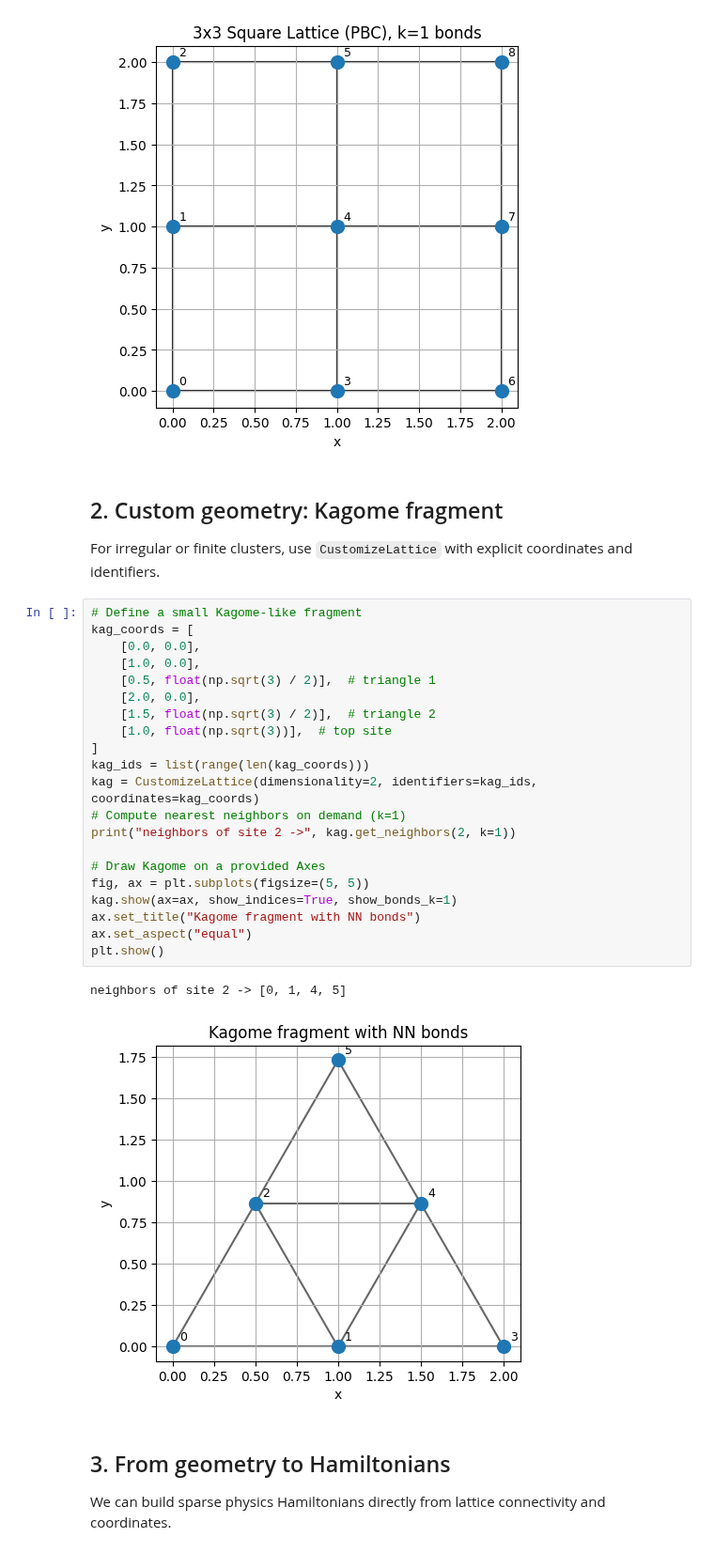
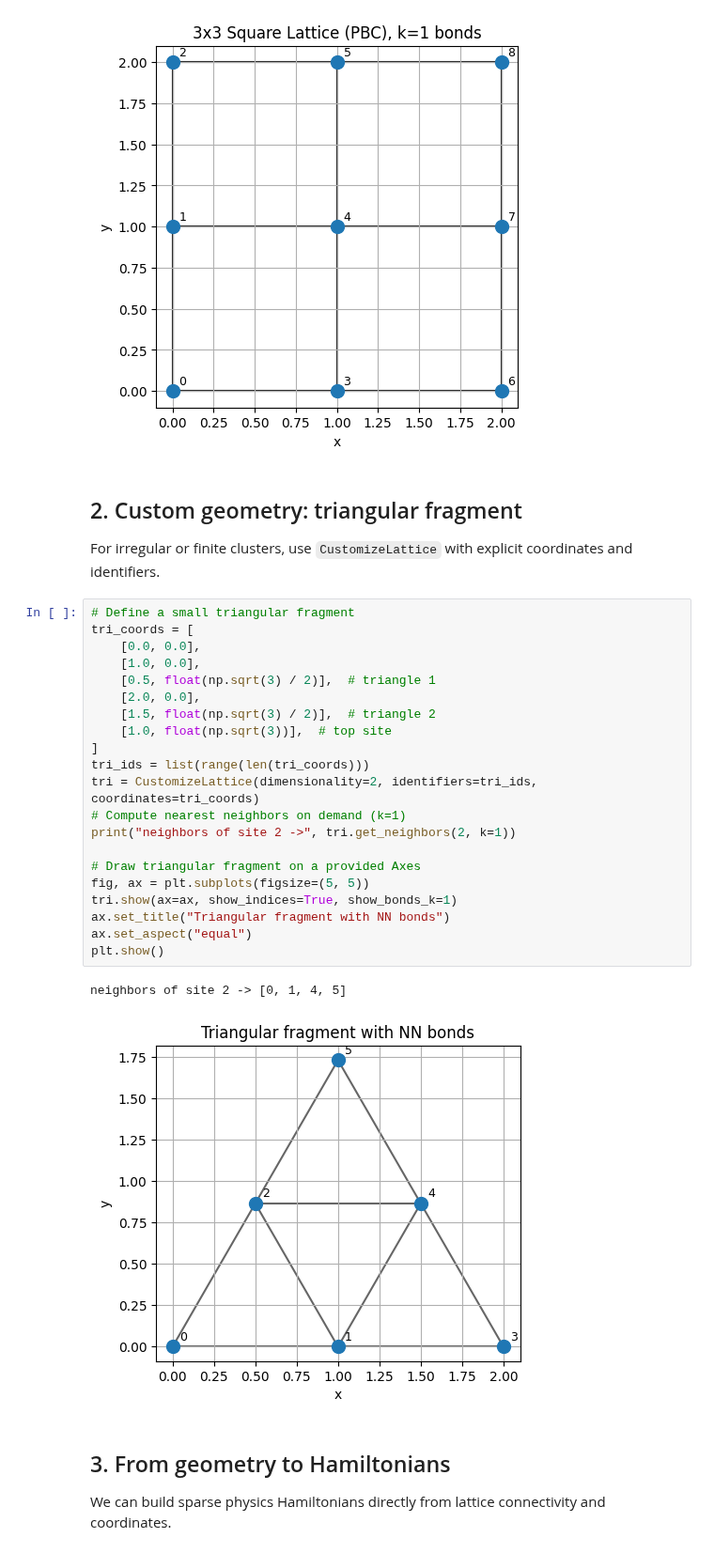
Before and after one commit to tensorcircuit/tensorcircuit-ng, a Jupyter notebook: docs/source/tutorials/lattice.ipynb, the cells around one changed output. Shown at 94% size. Cells and saved outputs as stored; diff of their text form.

```diff
--- a/docs/source/tutorials/lattice.ipynb
+++ b/docs/source/tutorials/lattice.ipynb
@@ -144,32 +126,32 @@ plt.show()
 # %% [output]
 [figure]
 # %% [markdown]
-## 2. Custom geometry: Kagome fragment
+## 2. Custom geometry: triangular fragment
 For irregular or finite clusters, use `CustomizeLattice` with explicit coordinates and identifiers.
 # %%
-# Define a small Kagome-like fragment
-kag_coords = [
+# Define a small triangular fragment
+tri_coords = [
     [0.0, 0.0],
     [1.0, 0.0],
     [0.5, float(np.sqrt(3) / 2)],  # triangle 1
     [2.0, 0.0],
     [1.5, float(np.sqrt(3) / 2)],  # triangle 2
     [1.0, float(np.sqrt(3))],  # top site
 ]
-kag_ids = list(range(len(kag_coords)))
-kag = CustomizeLattice(dimensionality=2, identifiers=kag_ids, coordinates=kag_coords)
+tri_ids = list(range(len(tri_coords)))
+tri = CustomizeLattice(dimensionality=2, identifiers=tri_ids, coordinates=tri_coords)
 # Compute nearest neighbors on demand (k=1)
-print("neighbors of site 2 ->", kag.get_neighbors(2, k=1))
+print("neighbors of site 2 ->", tri.get_neighbors(2, k=1))
 
-# Draw Kagome on a provided Axes
+# Draw triangular fragment on a provided Axes
 fig, ax = plt.subplots(figsize=(5, 5))
-kag.show(ax=ax, show_indices=True, show_bonds_k=1)
-ax.set_title("Kagome fragment with NN bonds")
+tri.show(ax=ax, show_indices=True, show_bonds_k=1)
+ax.set_title("Triangular fragment with NN bonds")
 ax.set_aspect("equal")
 plt.show()
 # %% [output]
 neighbors of site 2 -> [0, 1, 4, 5]
-[figure, old version]
+[figure, new version]
 # %% [markdown]
 ## 3. From geometry to Hamiltonians
 We can build sparse physics Hamiltonians directly from lattice connectivity and coordinates.
```
Also changed, not shown: parts of 13 cells of this notebook.
